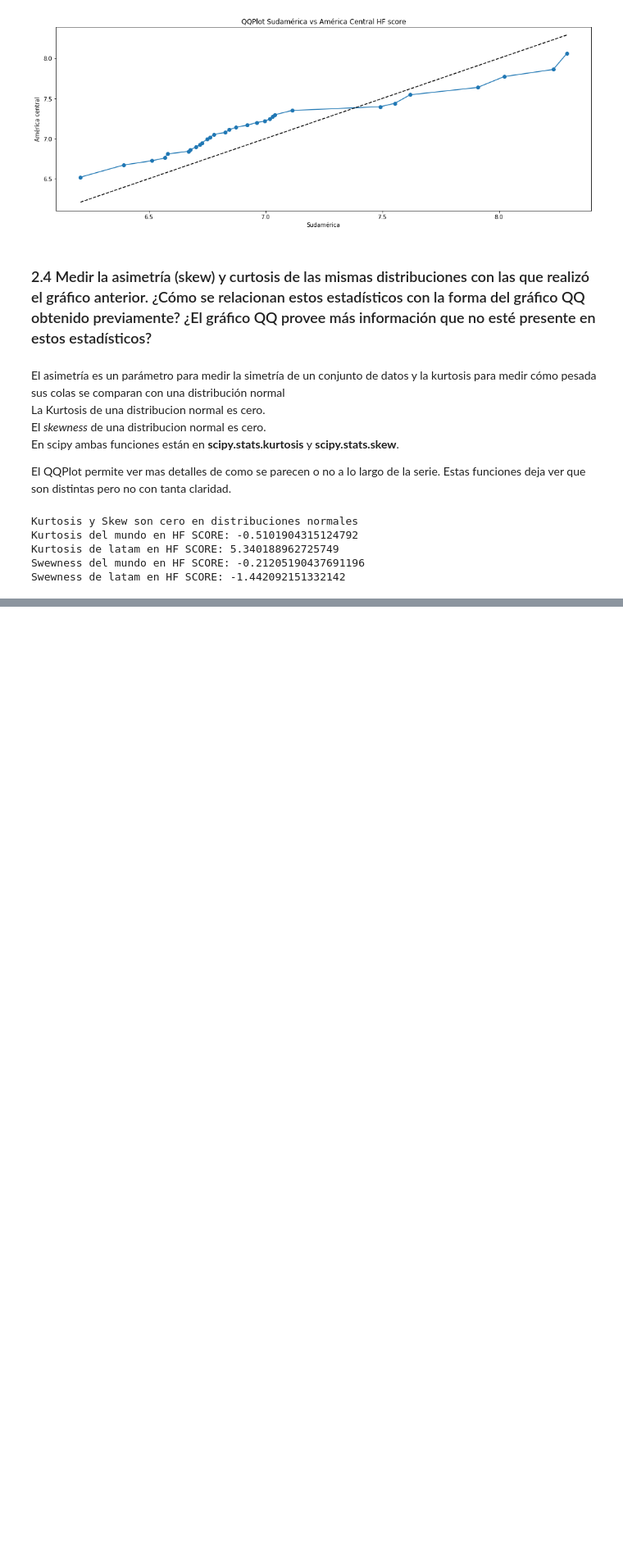
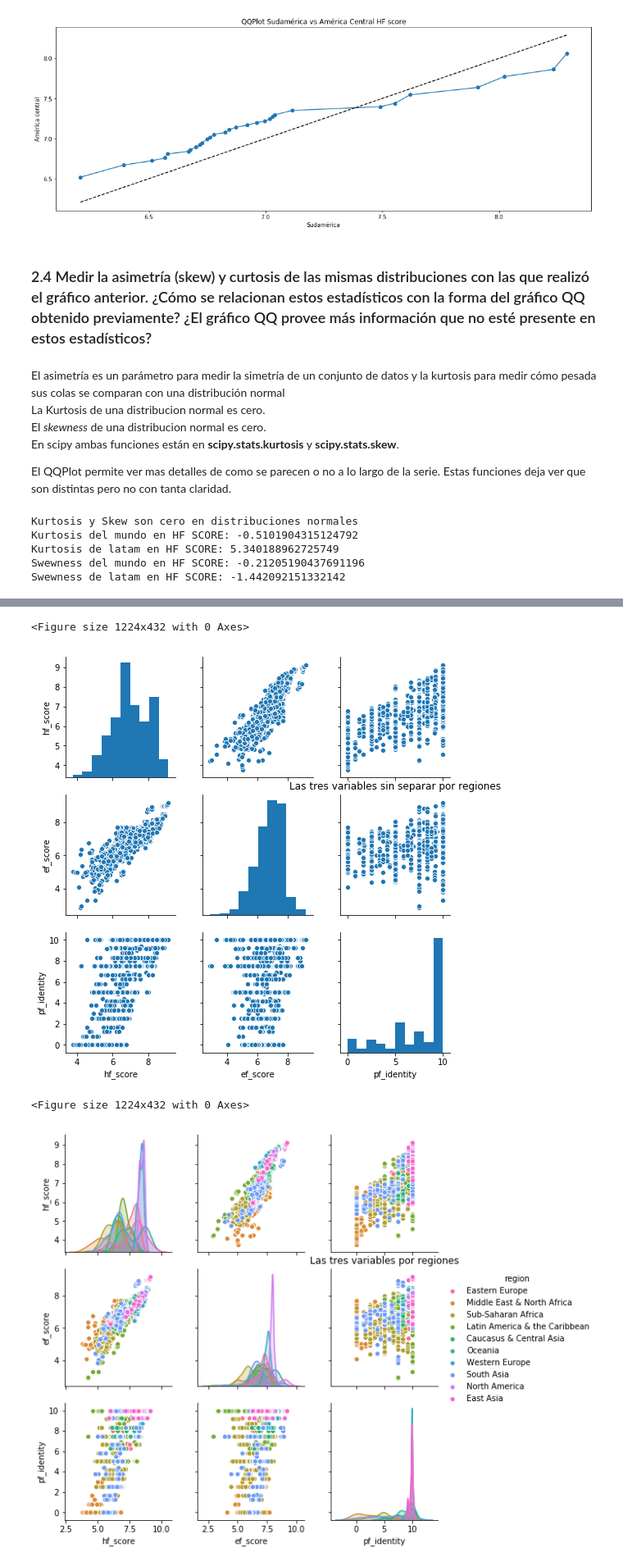
Before and after one commit to avdata99/diplo-datos-2019-practico-01, a Jupyter notebook: TP1 Visualizacion de datos.ipynb, the cells around one changed output, grey strips where cells are left out. Shown at 82% size. Drawn from its saved outputs; the diff is of its cells as text; code cells hidden in the pictures; blank space fills up the shorter version.

```diff
--- a/TP1 Visualizacion de datos.ipynb
+++ b/TP1 Visualizacion de datos.ipynb
@@ -441,0 +482,17 @@ Como pf_indentity contribuye al cálculo de hf_score y ef_score, esperamos halla
+# %%
+plt.figure(figsize=(17,6))
+tres = important_dataset[['hf_score', 'ef_score', 'pf_identity']].dropna()
+seaborn.pairplot(tres)
+plt.title('Las tres variables sin separar por regiones')
+plt.show()
+
+plt.figure(figsize=(17,6))
+tres = important_dataset[['hf_score', 'ef_score', 'pf_identity', 'region']].dropna()
+seaborn.pairplot(tres, hue="region", palette='husl')
+plt.title('Las tres variables por regiones')
+plt.show()
+# %% [output]
+<Figure size 1224x432 with 0 Axes>
+[figure, added]
+<Figure size 1224x432 with 0 Axes>
+[figure, added]
```
Also changed, not shown: parts of 12 cells of this notebook.
